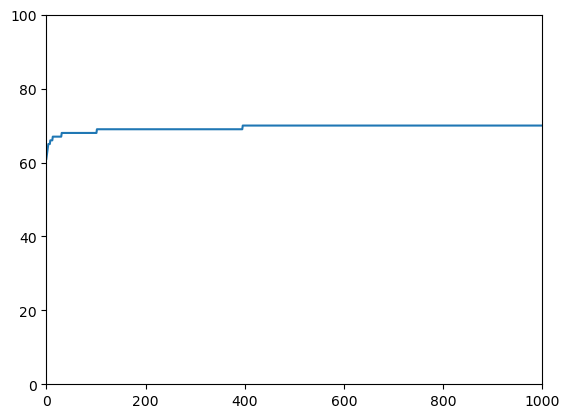
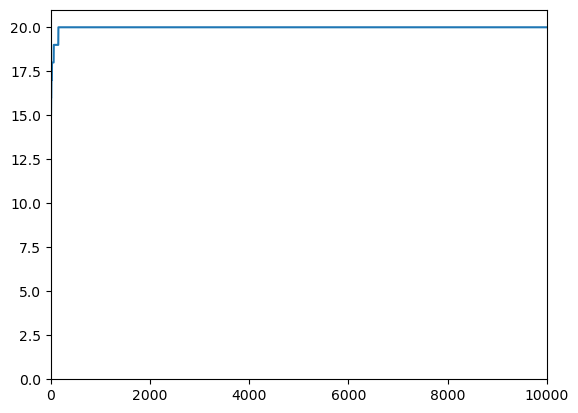
The change to this notebook cell's code, shown as a diff; its figure went from the first image to the second:
--- before
+++ after
@@ -1,8 +1,8 @@
-iters = 1000
+iters = 10000
 
-genalgo_one_max.fit(iters, keep_history=True, n_jobs=2)
+genalgo_one_max.fit(iters, keep_history=True, show_iters=False)
 history = genalgo_one_max.fitness_h
 
 plt.plot(history)
 plt.xlim(0,iters)
-plt.ylim(0,max_value)
+plt.ylim(0,max_value+1)

Commit: Update Log 02/05/2026